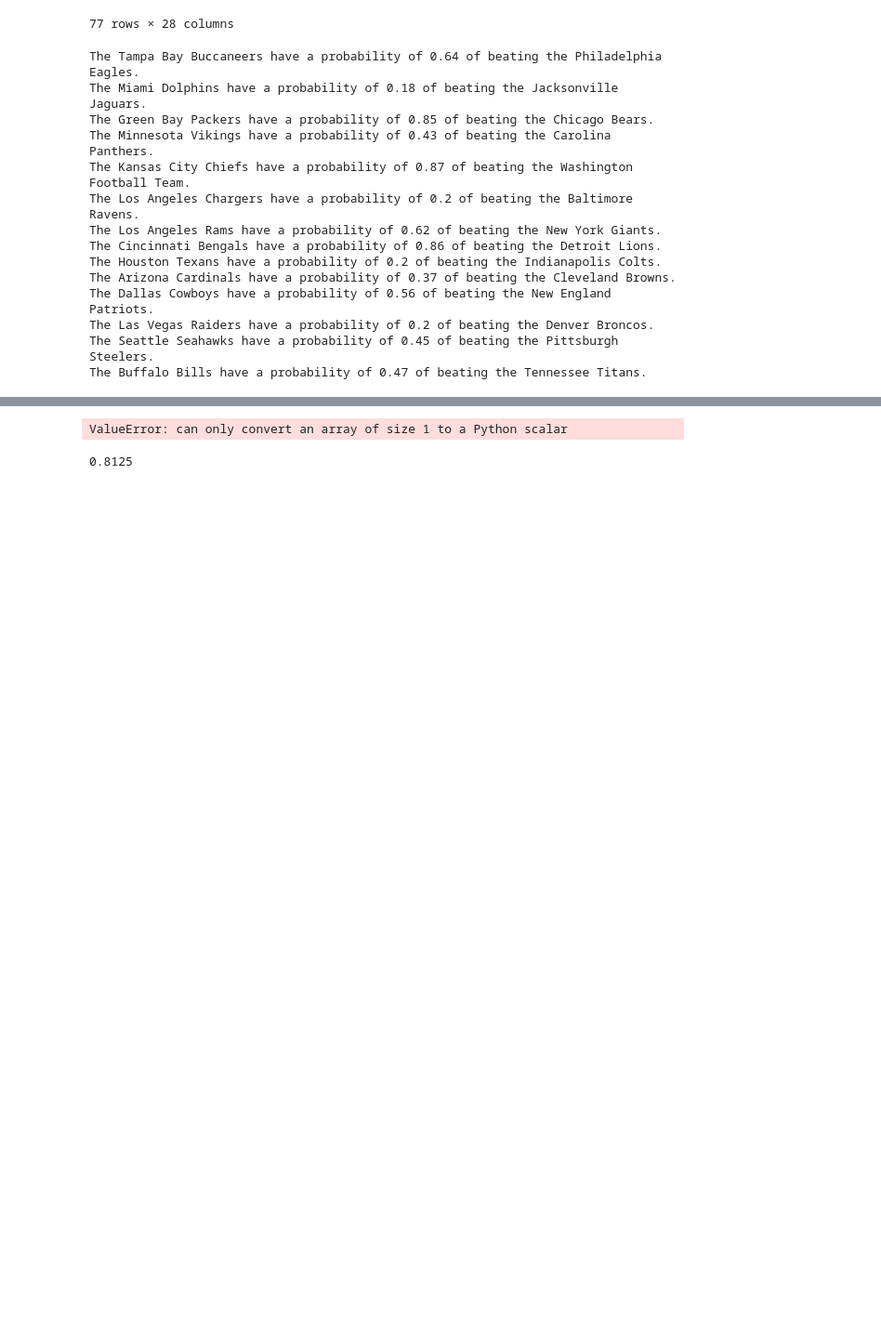
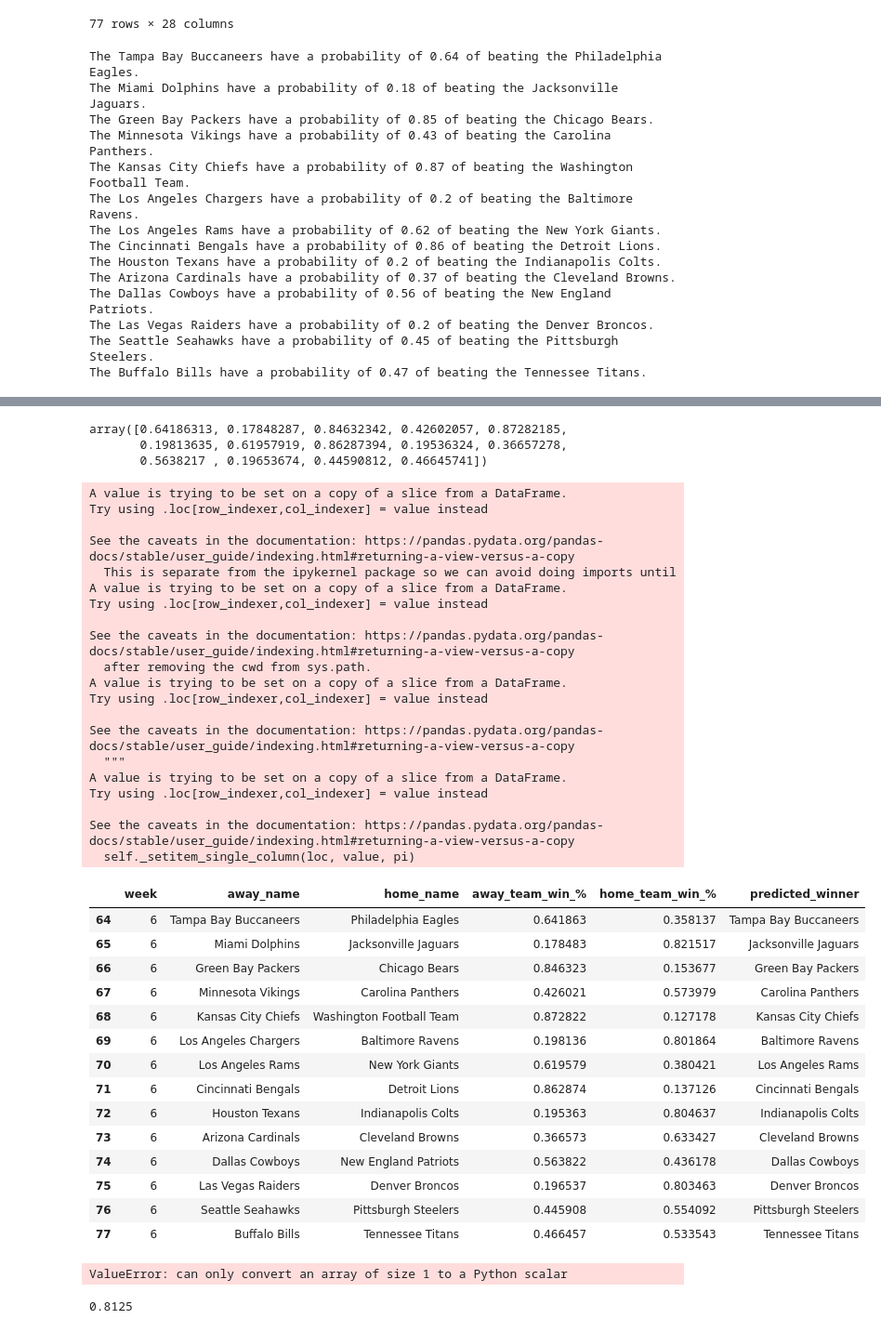
Before and after one commit to jake-viss/NFL_Prediction_Model_Project, a Jupyter notebook: Jake/SportsReference_Model/NFL_game_prediction.ipynb, the cells around one changed output, grey strips where cells are left out. Shown at 93% size. Saved outputs shown, nothing was run; the diff lists cells and outputs as text; code cells hidden in the pictures; blank space fills up the shorter version.

Commit message:
adding predictions dataframe

```diff
--- a/Jake/SportsReference_Model/NFL_game_prediction.ipynb
+++ b/Jake/SportsReference_Model/NFL_game_prediction.ipynb
@@ -375,3 +342,62 @@ See the caveats in the documentation: https://pandas.pydata.org/pandas-docs/stab
+# %%
+y_pred
+# %% [output]
+array([0.64186313, 0.17848287, 0.84632342, 0.42602057, 0.87282185,
+       0.19813635, 0.61957919, 0.86287394, 0.19536324, 0.36657278,
+       0.5638217 , 0.19653674, 0.44590812, 0.46645741])
+# %%
+# Create dataframe to hold prediction results
+results_df = test_df[['week','away_name','home_name']]
+results_df['away_team_win_%'] = y_pred
+results_df['home_team_win_%'] = 1 - results_df['away_team_win_%']
+results_df['predicted_winner'] = 0
+
+for index, row in results_df.iterrows():
+    if results_df.loc[index,'away_team_win_%'] > results_df.loc[index,'home_team_win_%']:
+        results_df.loc[index,'predicted_winner'] = results_df.loc[index,'away_name']
+    else:
+        results_df.loc[index,'predicted_winner'] = results_df.loc[index,'home_name']
+
+
+
+#vresults_df.to_csv('Exports/week_6_predictions.csv')
+results_df
+# %% [output]
+A value is trying to be set on a copy of a slice from a DataFrame.
+Try using .loc[row_indexer,col_indexer] = value instead
+
+See the caveats in the documentation: https://pandas.pydata.org/pandas-docs/stable/user_guide/indexing.html#returning-a-view-versus-a-copy
+  This is separate from the ipykernel package so we can avoid doing imports until
+A value is trying to be set on a copy of a slice from a DataFrame.
+Try using .loc[row_indexer,col_indexer] = value instead
+
+See the caveats in the documentation: https://pandas.pydata.org/pandas-docs/stable/user_guide/indexing.html#returning-a-view-versus-a-copy
+  after removing the cwd from sys.path.
+A value is trying to be set on a copy of a slice from a DataFrame.
+Try using .loc[row_indexer,col_indexer] = value instead
+
+See the caveats in the documentation: https://pandas.pydata.org/pandas-docs/stable/user_guide/indexing.html#returning-a-view-versus-a-copy
+  """
+A value is trying to be set on a copy of a slice from a DataFrame.
+Try using .loc[row_indexer,col_indexer] = value instead
+
+See the caveats in the documentation: https://pandas.pydata.org/pandas-docs/stable/user_guide/indexing.html#returning-a-view-versus-a-copy
+  self._setitem_single_column(loc, value, pi)
+|  | week | away_name | home_name | away_team_win_% | home_team_win_% | predicted_winner |
+| 64 | 6 | Tampa Bay Buccaneers | Philadelphia Eagles | 0.641863 | 0.358137 | Tampa Bay Buccaneers |
+| 65 | 6 | Miami Dolphins | Jacksonville Jaguars | 0.178483 | 0.821517 | Jacksonville Jaguars |
+| 66 | 6 | Green Bay Packers | Chicago Bears | 0.846323 | 0.153677 | Green Bay Packers |
+| 67 | 6 | Minnesota Vikings | Carolina Panthers | 0.426021 | 0.573979 | Carolina Panthers |
+| 68 | 6 | Kansas City Chiefs | Washington Football Team | 0.872822 | 0.127178 | Kansas City Chiefs |
+| 69 | 6 | Los Angeles Chargers | Baltimore Ravens | 0.198136 | 0.801864 | Baltimore Ravens |
+| 70 | 6 | Los Angeles Rams | New York Giants | 0.619579 | 0.380421 | Los Angeles Rams |
+| 71 | 6 | Cincinnati Bengals | Detroit Lions | 0.862874 | 0.137126 | Cincinnati Bengals |
+| 72 | 6 | Houston Texans | Indianapolis Colts | 0.195363 | 0.804637 | Indianapolis Colts |
+| 73 | 6 | Arizona Cardinals | Cleveland Browns | 0.366573 | 0.633427 | Cleveland Browns |
+| 74 | 6 | Dallas Cowboys | New England Patriots | 0.563822 | 0.436178 | Dallas Cowboys |
+| 75 | 6 | Las Vegas Raiders | Denver Broncos | 0.196537 | 0.803463 | Denver Broncos |
+| 76 | 6 | Seattle Seahawks | Pittsburgh Steelers | 0.445908 | 0.554092 | Pittsburgh Steelers |
+| 77 | 6 | Buffalo Bills | Tennessee Titans | 0.466457 | 0.533543 | Tennessee Titans |
 # %%
 for index, row in week_4_results_df.iterrows():
     if week_4_results_df['home_team_win_%'].item() > week_4_results_df['away_team_win_%'].item():
```
Also changed, not shown: parts of 1 cell of this notebook, 2 other files.
